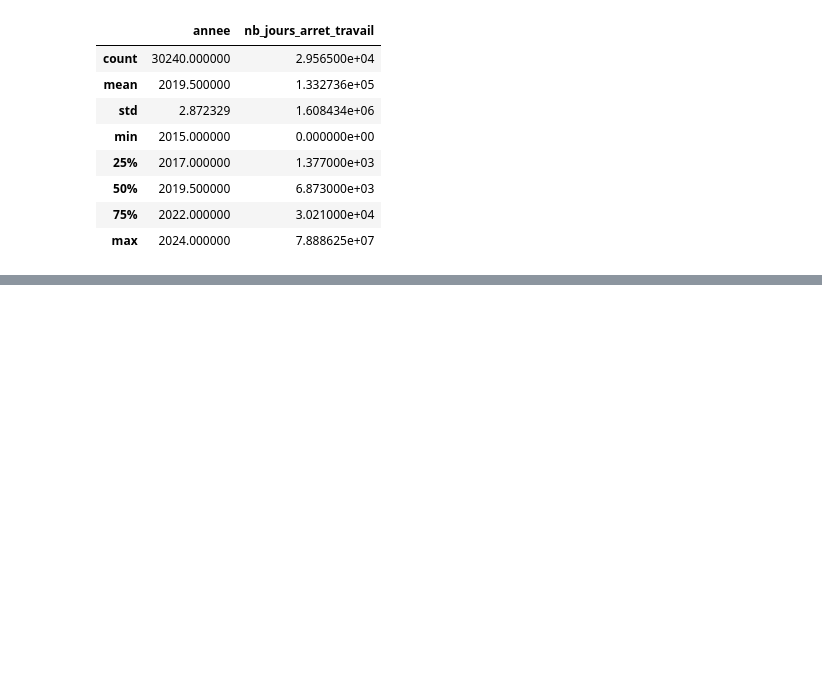
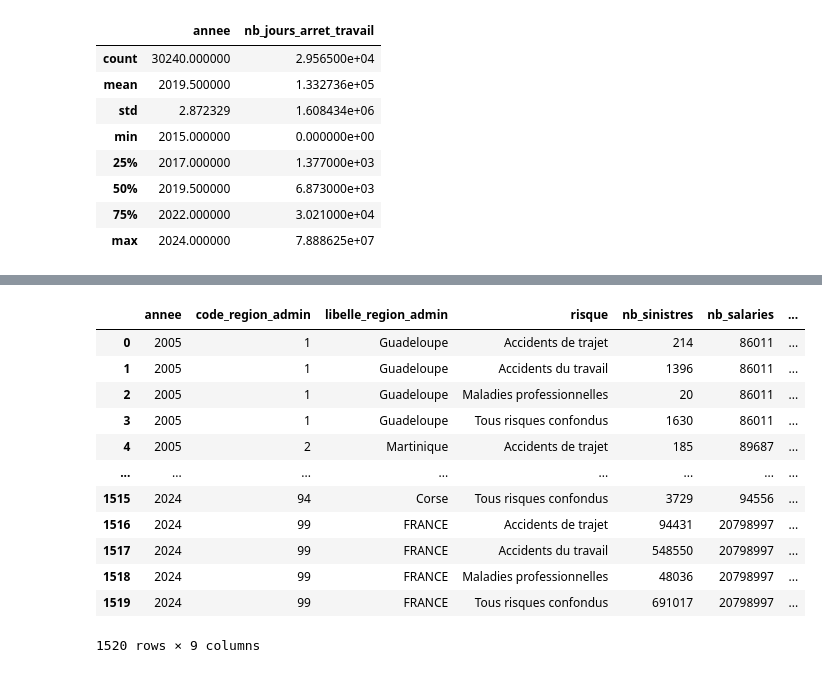
Before and after one commit to hannaabboudjr-alt/Hanna_brief_13, a Jupyter notebook: Desktop/13/exploration.ipynb, the cells around one changed output, grey strips where cells are left out. Cells and saved outputs as stored; diff of their text form; code cells hidden in the pictures; blank space fills up the shorter version.

```diff
--- a/Desktop/13/exploration.ipynb
+++ b/Desktop/13/exploration.ipynb
@@ -36,0 +264,18 @@ df_ar_sa.describe()
+# %%
+df_region = pd.read_csv("sinistralite-par-region-administrative.csv", sep=";")
+
+df_region
+# %% [output]
+|  | annee | code_region_admin | libelle_region_admin | risque | nb_sinistres | nb_salaries | ... |
+| 0 | 2005 | 1 | Guadeloupe | Accidents de trajet | 214 | 86011 | ... |
+| 1 | 2005 | 1 | Guadeloupe | Accidents du travail | 1396 | 86011 | ... |
+| 2 | 2005 | 1 | Guadeloupe | Maladies professionnelles | 20 | 86011 | ... |
+| 3 | 2005 | 1 | Guadeloupe | Tous risques confondus | 1630 | 86011 | ... |
+| 4 | 2005 | 2 | Martinique | Accidents de trajet | 185 | 89687 | ... |
+| ... | ... | ... | ... | ... | ... | ... | ... |
+| 1515 | 2024 | 94 | Corse | Tous risques confondus | 3729 | 94556 | ... |
+| 1516 | 2024 | 99 | FRANCE | Accidents de trajet | 94431 | 20798997 | ... |
+| 1517 | 2024 | 99 | FRANCE | Accidents du travail | 548550 | 20798997 | ... |
+| 1518 | 2024 | 99 | FRANCE | Maladies professionnelles | 48036 | 20798997 | ... |
+| 1519 | 2024 | 99 | FRANCE | Tous risques confondus | 691017 | 20798997 | ... |
+1520 rows × 9 columns
```
Also changed, not shown: parts of 29 cells of this notebook, 3 other files.
